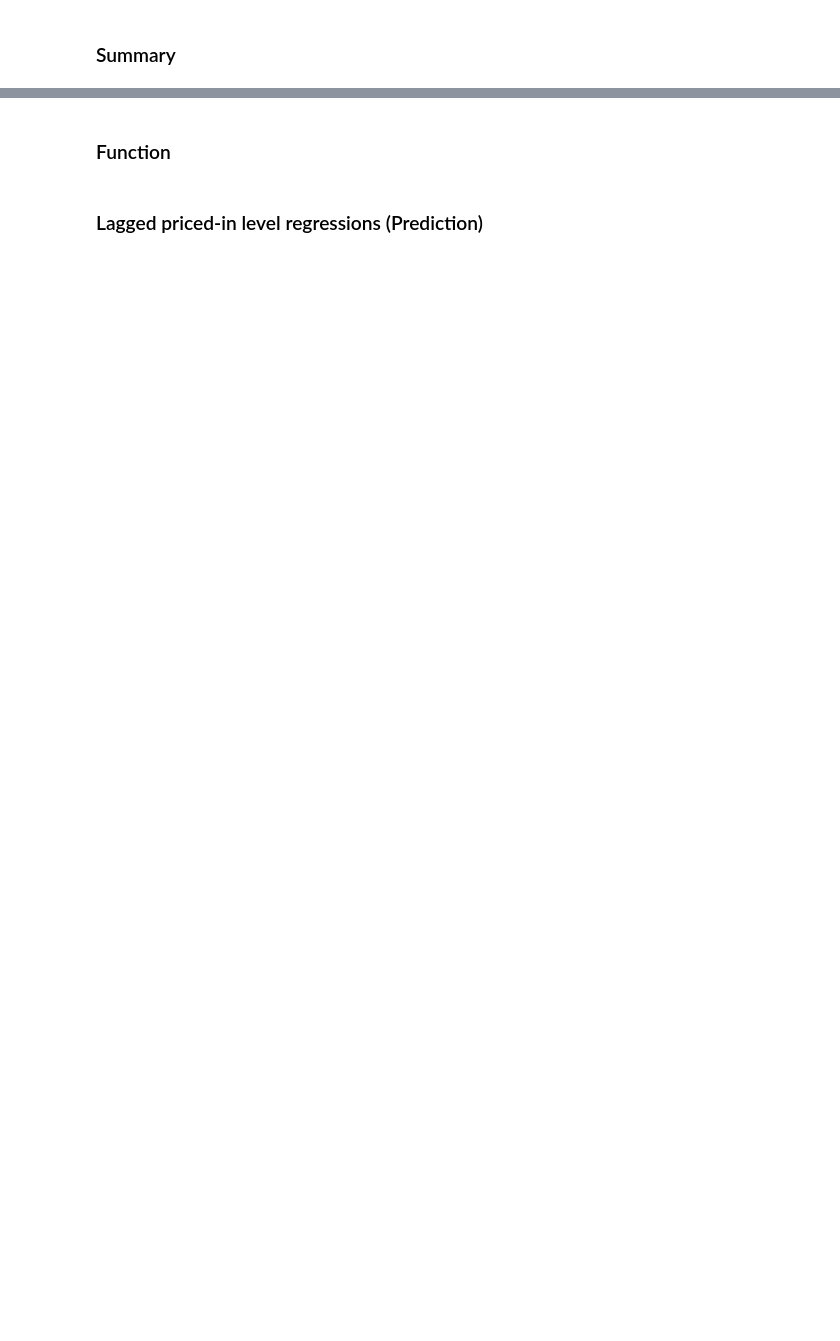
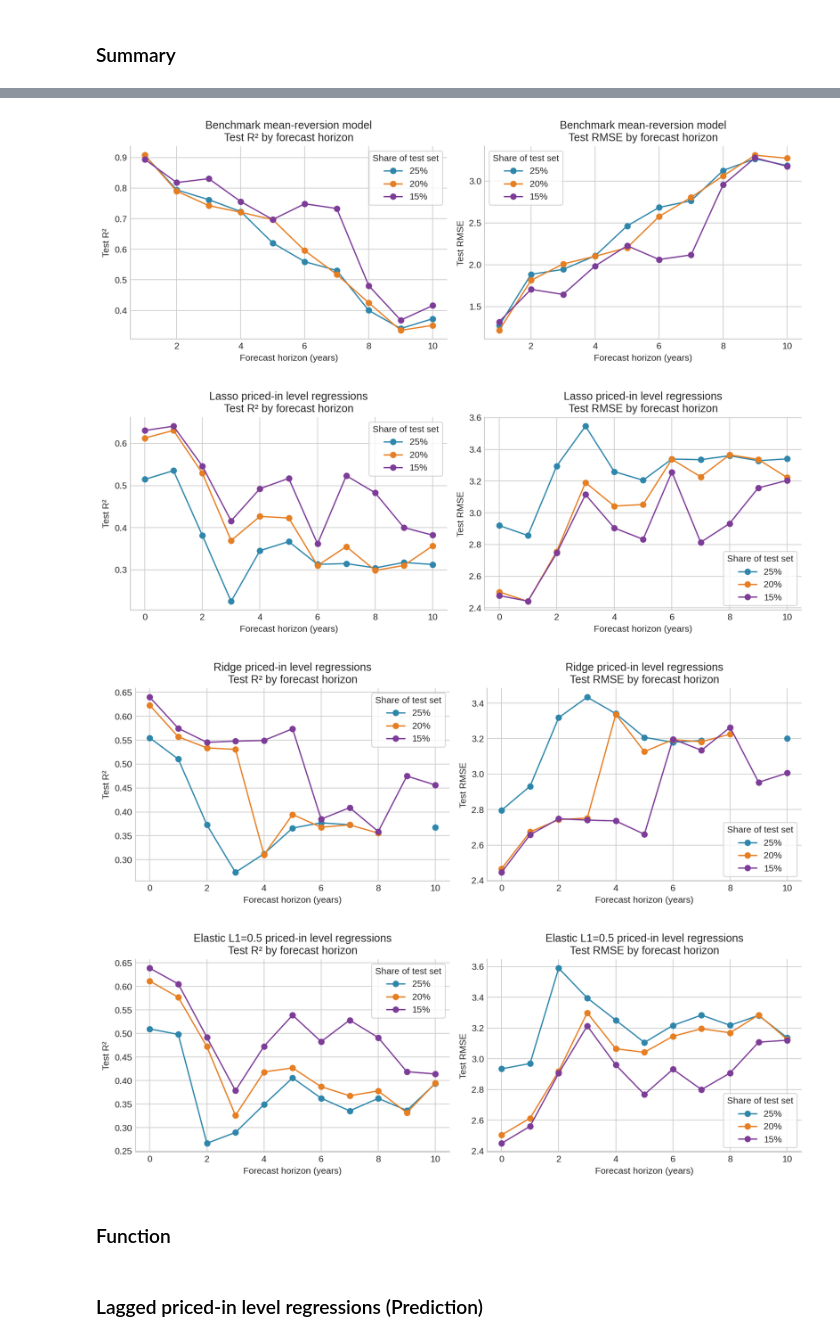
Before and after one commit to janjdarecki/instquality, a Jupyter notebook: 04_run_temporal_analysis.ipynb, the cells around one changed output, grey strips where cells are left out. Saved outputs shown, nothing was run; the diff lists cells and outputs as text; code cells hidden in the pictures; blank space fills up the shorter version.

```diff
--- a/04_run_temporal_analysis.ipynb
+++ b/04_run_temporal_analysis.ipynb
@@ -134,3 +207,17 @@ horizon                                                        horizon
+# %%
+# compare performance across splits for each model
+
+from functions.summary import plot_model_splits
+
+plot_model_splits("benchmark", title_text="Benchmark mean-reversion model", df=df)
+plot_model_splits("lasso_levels", "Lasso priced-in level regressions")
+plot_model_splits("ridge_levels", "Ridge priced-in level regressions")
+plot_model_splits("elastic_levels", "Elastic L1=0.5 priced-in level regressions")
+# %% [output]
+[figure, added]
+[figure, added]
+[figure, added]
+[figure, added]
 # %% [markdown]
 ### Function
 # %%
```
Also changed, not shown: parts of 12 cells of this notebook, 3 other files.
